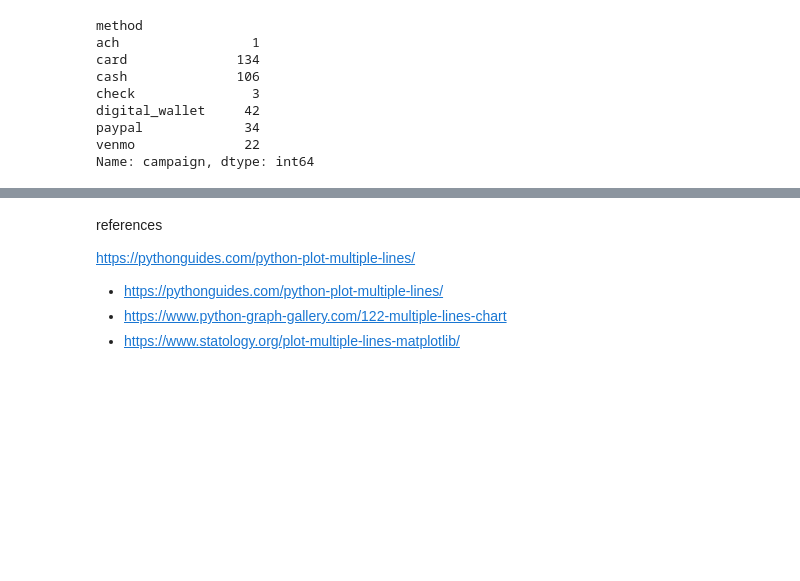
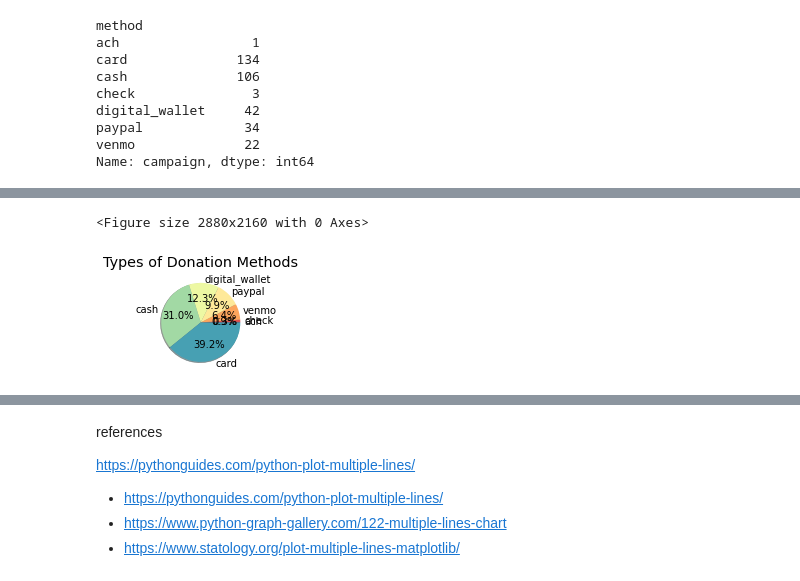
Before and after one commit to wcrowley342/Donordata, a Jupyter notebook: Donation_Data_Analysis.ipynb, the cells around one changed output, grey strips where cells are left out. Saved outputs shown, nothing was run; the diff lists cells and outputs as text; code cells hidden in the pictures; blank space fills up the shorter version.

```diff
--- a/Donation_Data_Analysis.ipynb
+++ b/Donation_Data_Analysis.ipynb
@@ -555,0 +561,3 @@ Name: campaign, dtype: int64
+# %%
+method_type = donations.groupby('method').agg('count')
+print(method_type)
@@ -555,0 +590,3 @@ Name: campaign, dtype: int64
+# %%
+method_labels = method_type.campaign.sort_values().index
+method_counts = method_type.campaign.sort_values()
@@ -555,0 +598,14 @@ Name: campaign, dtype: int64
+# %%
+cmap = plt.get_cmap('Spectral')
+colors = [cmap(i) for i in np.linspace(0, 1, 8)]
+# %%
+plt.figure(1, figsize=(40,30))
+the_grid = GridSpec(2, 2)
+# %% [output]
+<Figure size 2880x2160 with 0 Axes>
+# %%
+plt.subplot(the_grid[0, 1], aspect=1, title='Types of Donation Methods')
+type_show_ids = plt.pie(method_counts, labels=method_labels, autopct='%1.1f%%', shadow=True, colors=colors)
+plt.show()
+# %% [output]
+[figure, added]
```
Also changed, not shown: parts of 8 cells of this notebook.
